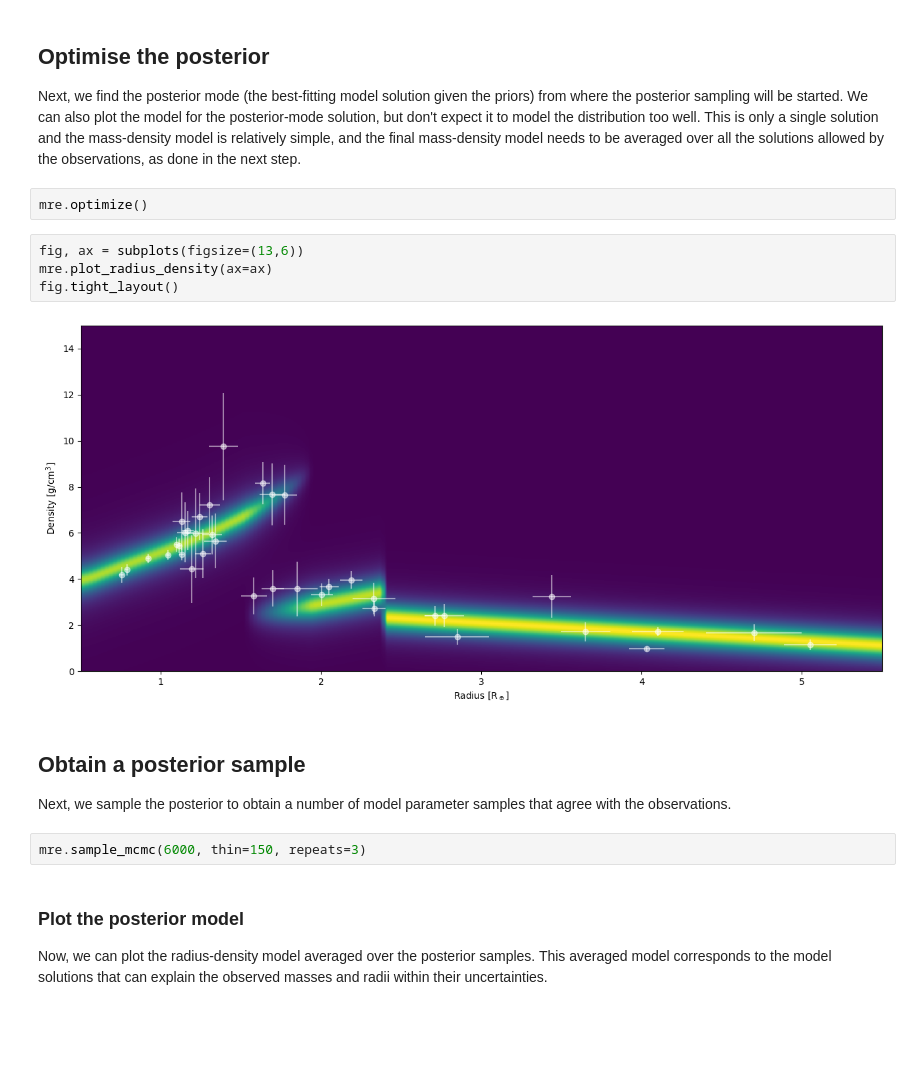
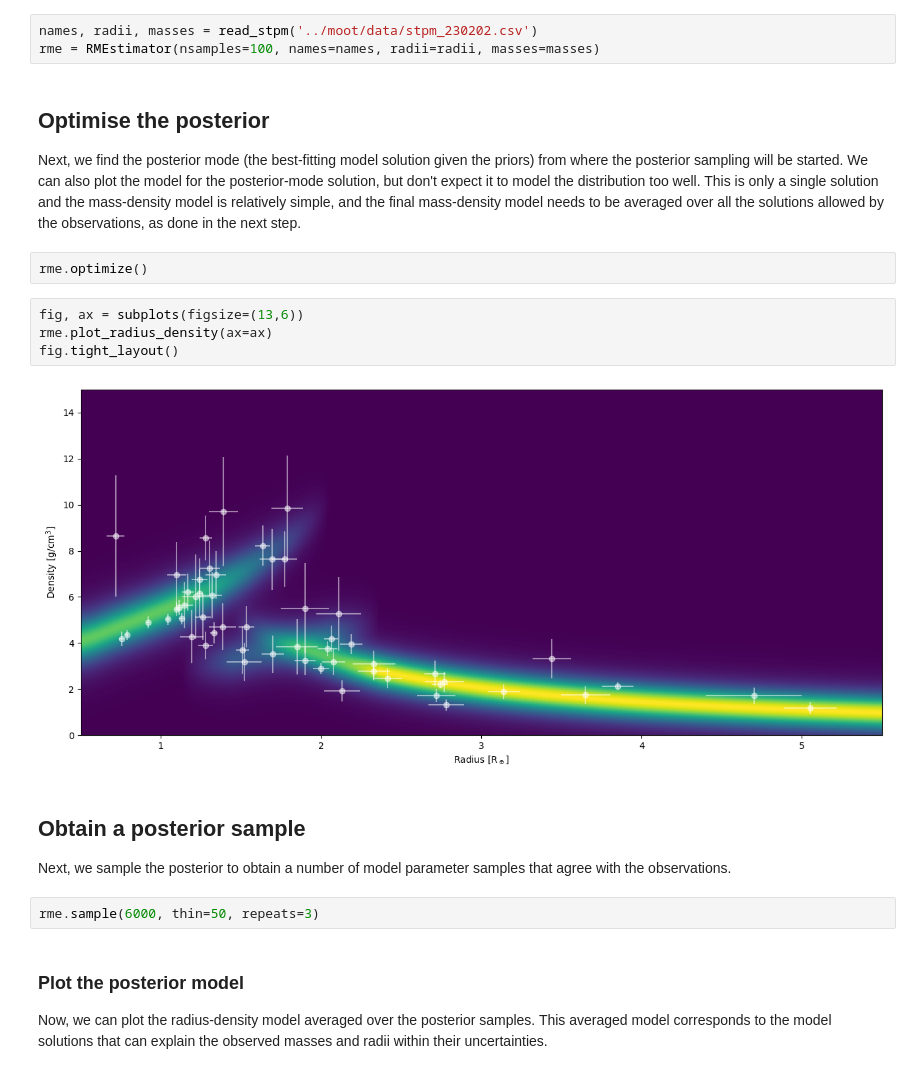
Before and after one commit to hpparvi/spright, a Jupyter notebook: notebooks/01_RMEstimator.ipynb, the cells around one changed output. Saved outputs shown, nothing was run; the diff lists cells and outputs as text; blank space fills up the shorter version.

```diff
--- a/notebooks/01_RMEstimator.ipynb
+++ b/notebooks/01_RMEstimator.ipynb
@@ -78,20 +77,23 @@ mre = RMEstimator(nsamples=100, tbl_file='../moot/data/STPM_improved_210721.csv'
+# %%
+names, radii, masses = read_stpm('../moot/data/stpm_230202.csv')
+rme = RMEstimator(nsamples=100, names=names, radii=radii, masses=masses)
 # %% [markdown]
 ## Optimise the posterior
 
 Next, we find the posterior mode (the best-fitting model solution given the priors) from where the posterior sampling will be started. We can also plot the model for the posterior-mode solution, but don't expect it to model the distribution too well. This is only a single solution and the mass-density model is relatively simple, and the final mass-density model needs to be averaged over all the solutions allowed by the observations, as done in the next step.
 # %%
-mre.optimize()
+rme.optimize()
-# %%
-fig, ax = subplots(figsize=(13,6))
-mre.plot_radius_density(ax=ax)
-fig.tight_layout()
-# %% [output]
-[figure, removed]
+# %%
+fig, ax = subplots(figsize=(13,6))
+rme.plot_radius_density(ax=ax)
+fig.tight_layout()
+# %% [output]
+[figure, added]
 # %% [markdown]
 ## Obtain a posterior sample
 Next, we sample the posterior to obtain a number of model parameter samples that agree with the observations.
 # %%
-mre.sample_mcmc(6000, thin=150, repeats=3)
+rme.sample(6000, thin=50, repeats=3)
 # %% [markdown]
 ### Plot the posterior model
 
```
Also changed, not shown: parts of 14 cells of this notebook, 1 other file.
